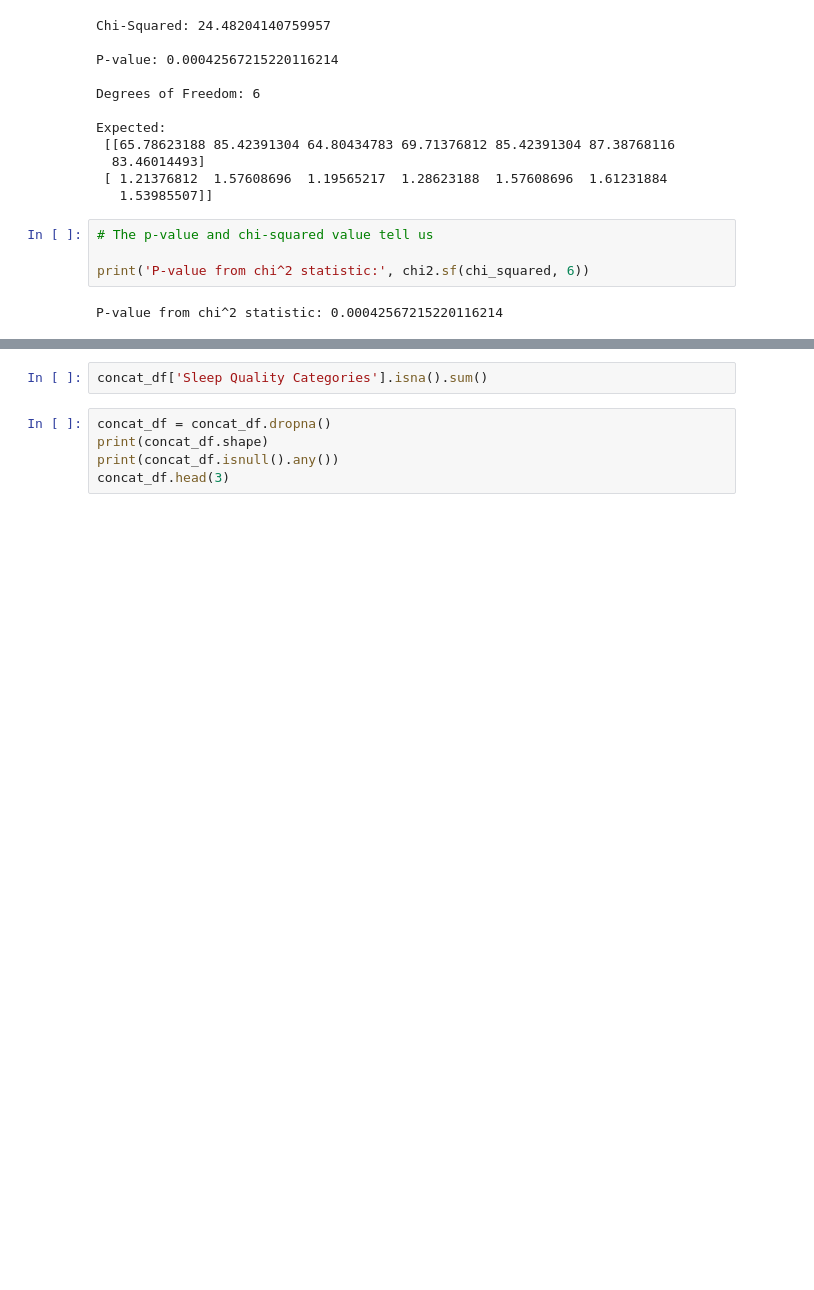
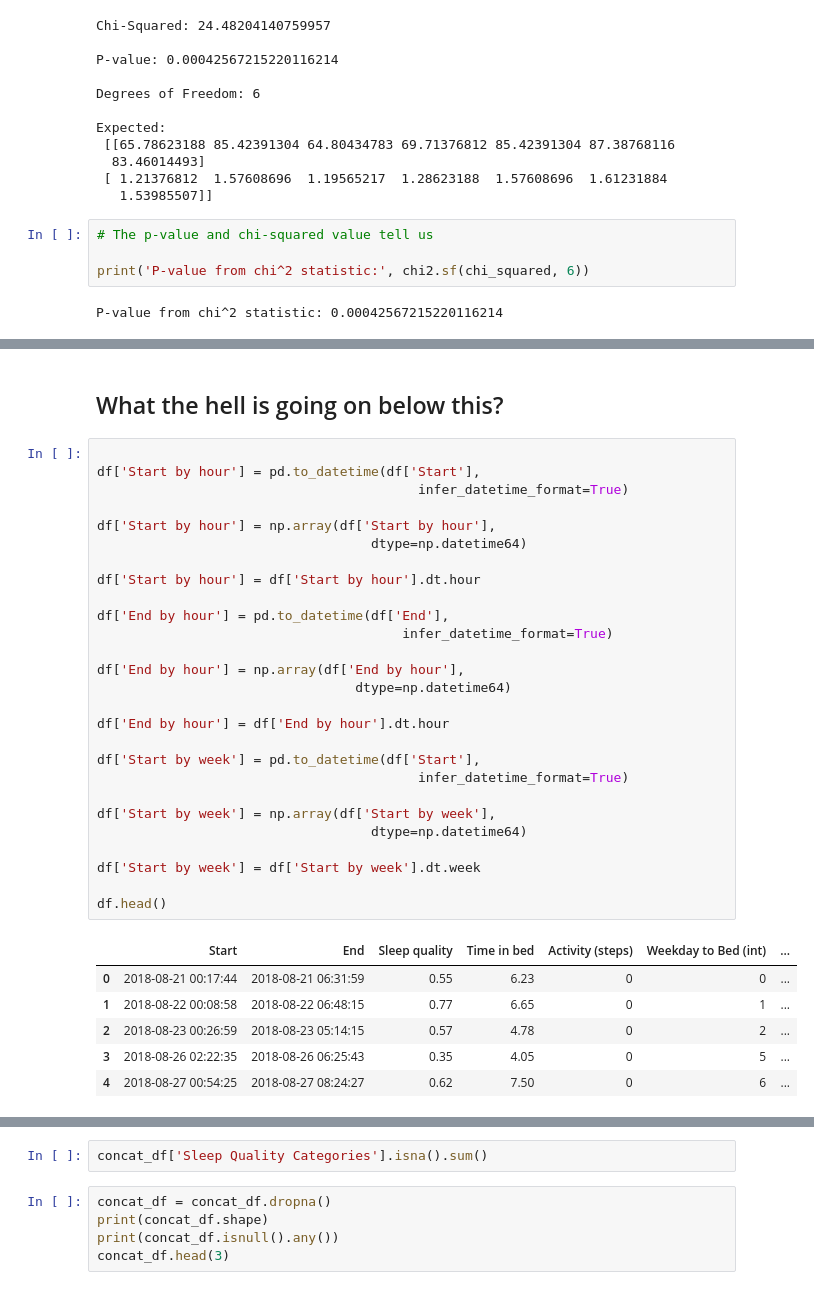
Before and after one commit to AVData/Data_Visualizations, a Jupyter notebook: Sleep_Data_notebook.ipynb, the cells around one changed output, grey strips where cells are left out. Saved outputs shown, nothing was run; the diff lists cells and outputs as text; blank space fills up the shorter version.

```diff
--- a/Sleep_Data_notebook.ipynb
+++ b/Sleep_Data_notebook.ipynb
@@ -864,0 +828,36 @@ concat_df
+# %% [markdown]
+## What the hell is going on below this?
+# %%
+
+df['Start by hour'] = pd.to_datetime(df['Start'],
+                                         infer_datetime_format=True)
+
+df['Start by hour'] = np.array(df['Start by hour'],
+                                   dtype=np.datetime64)
+
+df['Start by hour'] = df['Start by hour'].dt.hour
+
+df['End by hour'] = pd.to_datetime(df['End'],
+                                       infer_datetime_format=True)
+
+df['End by hour'] = np.array(df['End by hour'],
+                                 dtype=np.datetime64)
+
+df['End by hour'] = df['End by hour'].dt.hour
+
+df['Start by week'] = pd.to_datetime(df['Start'],
+                                         infer_datetime_format=True)
+
+df['Start by week'] = np.array(df['Start by week'],
+                                   dtype=np.datetime64)
+
+df['Start by week'] = df['Start by week'].dt.week
+
+df.head()
+# %% [output]
+|  | Start | End | Sleep quality | Time in bed | Activity (steps) | Weekday to Bed (int) | ... |
+| 0 | 2018-08-21 00:17:44 | 2018-08-21 06:31:59 | 0.55 | 6.23 | 0 | 0 | ... |
+| 1 | 2018-08-22 00:08:58 | 2018-08-22 06:48:15 | 0.77 | 6.65 | 0 | 1 | ... |
+| 2 | 2018-08-23 00:26:59 | 2018-08-23 05:14:15 | 0.57 | 4.78 | 0 | 2 | ... |
+| 3 | 2018-08-26 02:22:35 | 2018-08-26 06:25:43 | 0.35 | 4.05 | 0 | 5 | ... |
+| 4 | 2018-08-27 00:54:25 | 2018-08-27 08:24:27 | 0.62 | 7.50 | 0 | 6 | ... |
```
Also changed, not shown: parts of 50 cells of this notebook.
